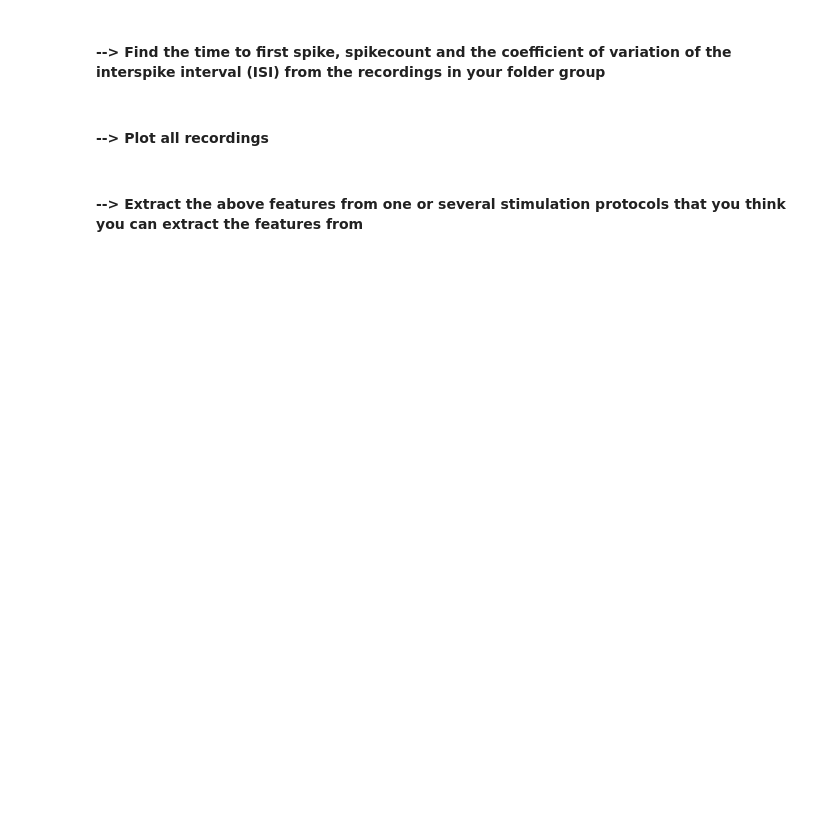
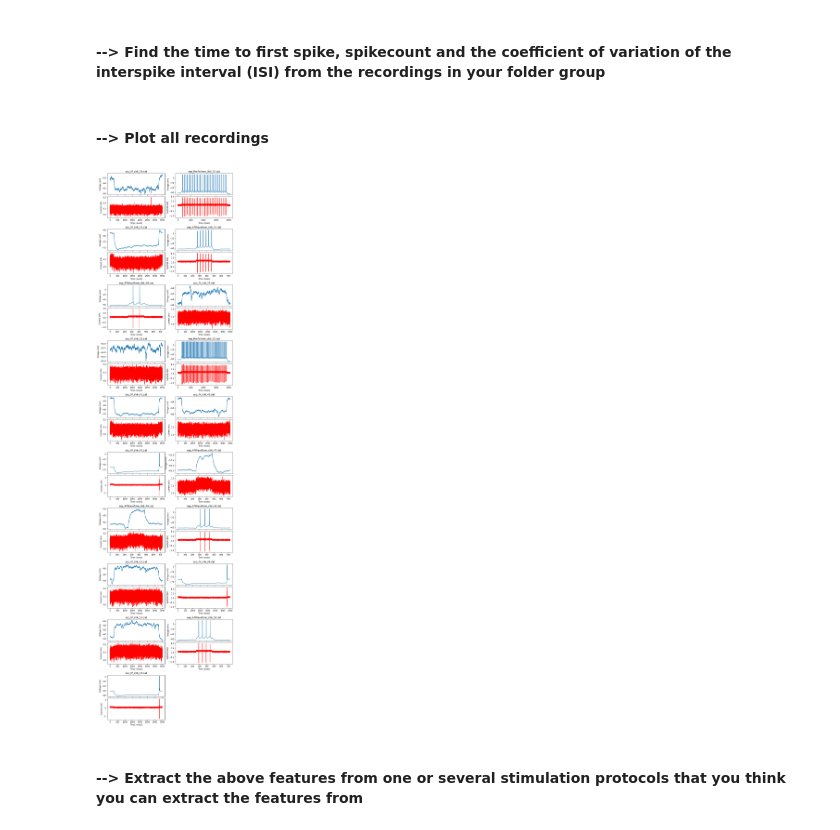
Before and after one commit to GasserElbanna/In-Silico-Neuroscience-Projects, a Jupyter notebook: Week 5/Week5_HomeWork-2021.ipynb, the cells around one changed output. Saved outputs shown, nothing was run; the diff lists cells and outputs as text; code cells hidden in the pictures; blank space fills up the shorter version.

```diff
--- a/Week 5/Week5_HomeWork-2021.ipynb
+++ b/Week 5/Week5_HomeWork-2021.ipynb
@@ -342,4 +431,14 @@ On the other hand, protocol 2 fires stronger currents (from 0.1 to 3 nA).  This
+# %%
+#Acquire traces and zip the paired ones together (38 pairs)
+traces_path = 'Group_1'
+paired_traces = zip_traces(traces_path)
 # %% [markdown]
 ####  --> Plot all recordings
+# %%
+#Plot all traces
+fig = plt.figure(figsize=(10, 40))
+plot_traces(fig, paired_traces)
+# %% [output]
+[figure, added]
 # %% [markdown]
 ####  --> Extract the above features from one or several stimulation protocols that you think you can extract the features from
```
Also changed, not shown: parts of 34 cells of this notebook.
